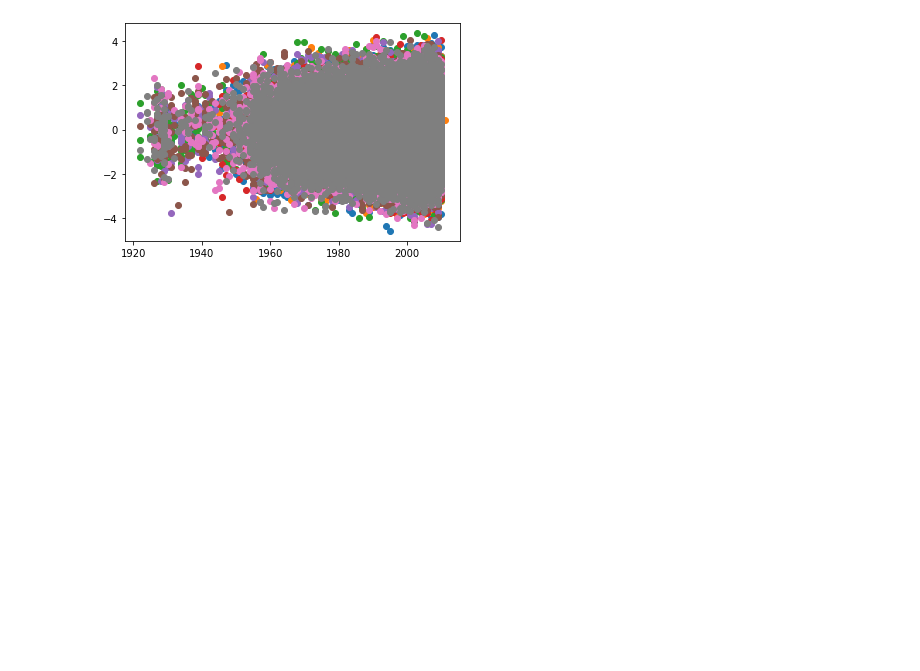
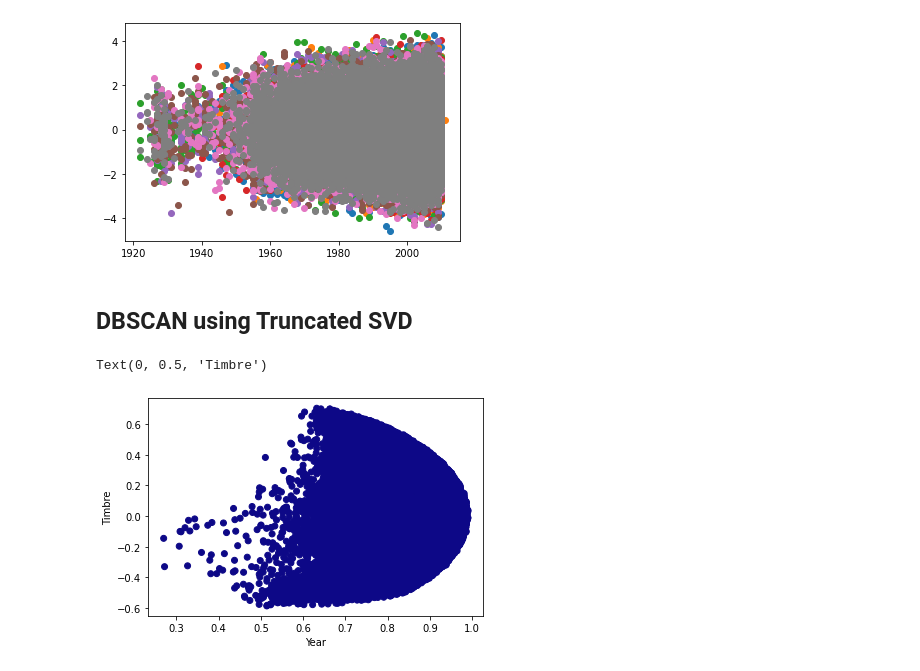
Before and after one commit to Gavin-Hofer/datamining-group-11, a Jupyter notebook: main_JoeSVD2.ipynb, the cells around one changed output. Saved outputs shown, nothing was run; the diff lists cells and outputs as text; code cells hidden in the pictures; blank space fills up the shorter version.

Commit message:
Added DBSCAN
Experimented with adding DBSCAN.

```diff
--- a/main_JoeSVD2.ipynb
+++ b/main_JoeSVD2.ipynb
@@ -180,3 +180,20 @@ for i in set(kmeans.labels_):
     plt.scatter(x, y)
 # %% [output]
 [figure]
+# %% [markdown]
+## DBSCAN using Truncated SVD
+# %%
+from sklearn.cluster import DBSCAN
+from sklearn.preprocessing import StandardScaler
+scaler = StandardScaler()
+X_scaled = scaler.fit_transform(denseMatrixTrunc)
+# cluster the data into five clusters
+dbscan = DBSCAN(eps=0.123, min_samples = 2)
+clusters = dbscan.fit_predict(X_scaled)
+# plot the cluster assignments
+plt.scatter(denseMatrixTrunc[:, 0], denseMatrixTrunc[:, 1], c=clusters, cmap="plasma")
+plt.xlabel("Year")
+plt.ylabel("Timbre")
+# %% [output]
+Text(0, 0.5, 'Timbre')
+[figure, added]
```
